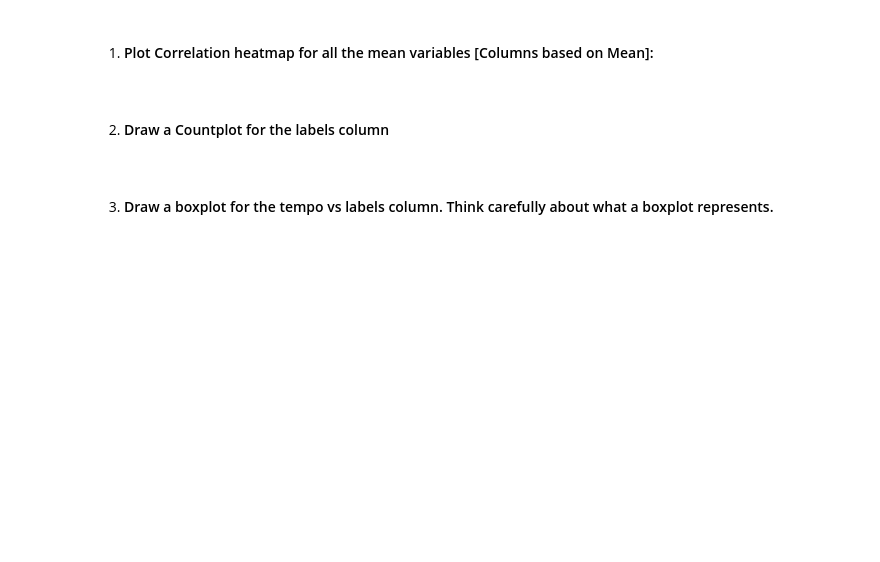
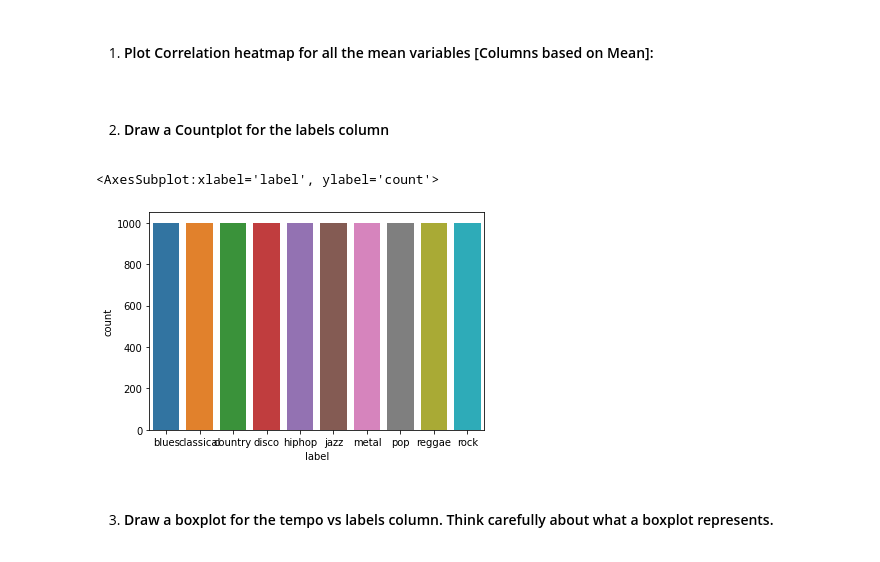
Before and after one commit to prachuryanath/SA-CAIITG, a Jupyter notebook: WEEK 4/SA2021_W4.ipynb, the cells around one changed output. Saved outputs shown, nothing was run; the diff lists cells and outputs as text; code cells hidden in the pictures; blank space fills up the shorter version.

```diff
--- a/WEEK 4/SA2021_W4.ipynb
+++ b/WEEK 4/SA2021_W4.ipynb
@@ -24,6 +24,6 @@ I suggest you to use the internet before asking a doubt. Most of your doubts wil
 **Note**: Pay close attention to the markdown cells and the comments.
 # %%
 # Read the csv file as data
-
+data = pd.read_csv('SA2021_W4_Music.csv')
 # you may print first few rows
-# data.head()
+data.head(10)
@@ -48,6 +76,10 @@ Expected Output : (9990, 59)
 2. #### Draw a Countplot for the labels column
 # %%
 # Cell to plot countplot.
+sns.countplot(x='label', data=data)
+# %% [output]
+<AxesSubplot:xlabel='label', ylabel='count'>
+[figure, added]
 # %% [markdown]
 3. #### Draw a boxplot for the tempo vs labels column. Think carefully about what a boxplot represents.
 # %%
```
Also changed, not shown: parts of 15 cells of this notebook.
